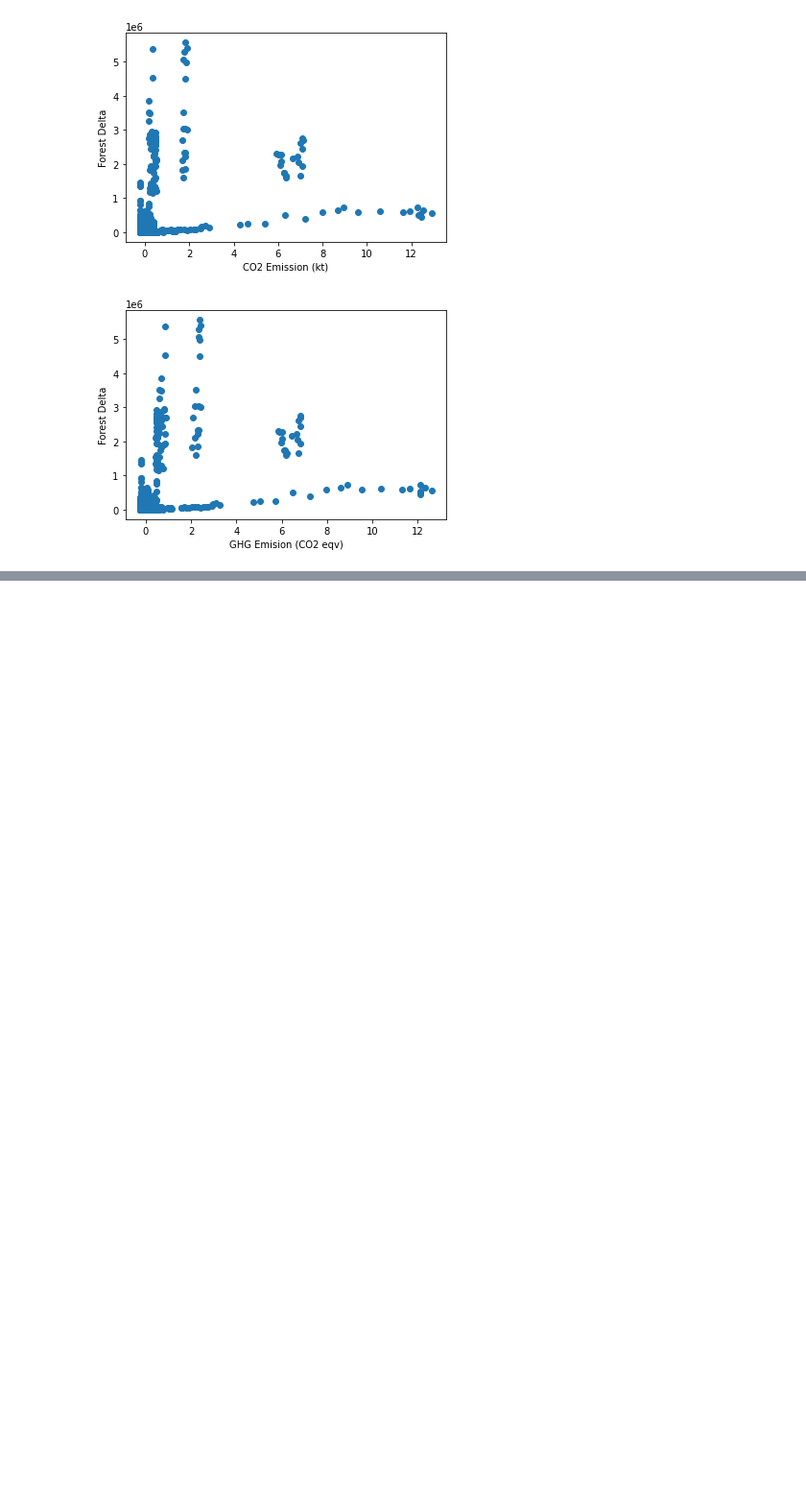
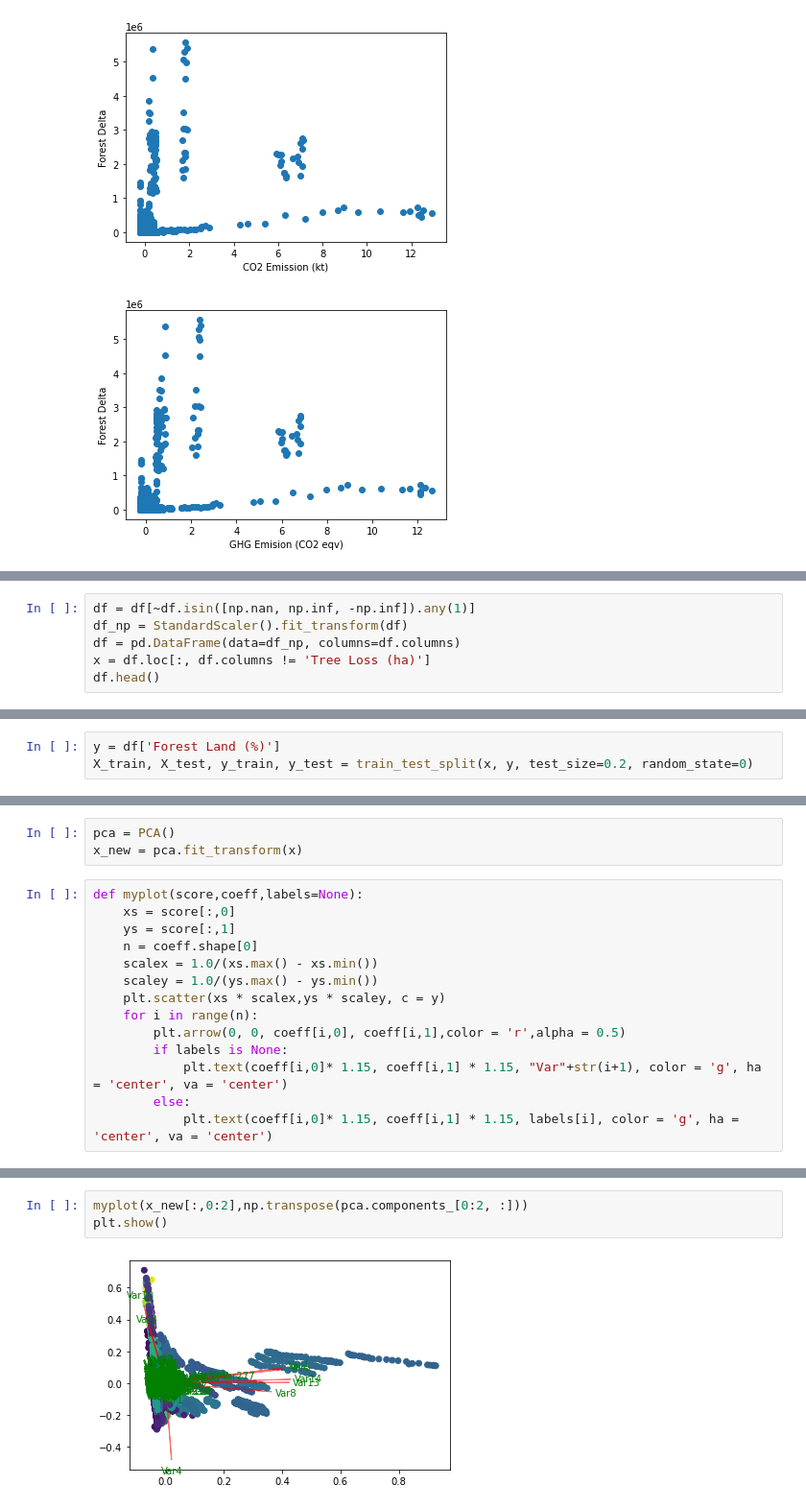
Before and after one commit to mohannashahrad/Borealis_AI_Plant_Tree_Project, a Jupyter notebook: Training/PCA_analysis.ipynb, the cells around one changed output, grey strips where cells are left out. Shown at 96% size. Saved outputs shown, nothing was run; the diff lists cells and outputs as text; blank space fills up the shorter version.

```diff
--- a/Training/PCA_analysis.ipynb
+++ b/Training/PCA_analysis.ipynb
@@ -340,0 +345,6 @@ for f in normalized_x_2.columns:
+# %%
+df = df[~df.isin([np.nan, np.inf, -np.inf]).any(1)]
+df_np = StandardScaler().fit_transform(df)
+df = pd.DataFrame(data=df_np, columns=df.columns)
+x = df.loc[:, df.columns != 'Tree Loss (ha)']
+df.head()
@@ -340,0 +359,3 @@ for f in normalized_x_2.columns:
+# %%
+y = df['Forest Land (%)']
+X_train, X_test, y_train, y_test = train_test_split(x, y, test_size=0.2, random_state=0)
@@ -340,0 +393,17 @@ for f in normalized_x_2.columns:
+# %%
+pca = PCA()
+x_new = pca.fit_transform(x)
+# %%
+def myplot(score,coeff,labels=None):
+    xs = score[:,0]
+    ys = score[:,1]
+    n = coeff.shape[0]
+    scalex = 1.0/(xs.max() - xs.min())
+    scaley = 1.0/(ys.max() - ys.min())
+    plt.scatter(xs * scalex,ys * scaley, c = y)
+    for i in range(n):
+        plt.arrow(0, 0, coeff[i,0], coeff[i,1],color = 'r',alpha = 0.5)
+        if labels is None:
+            plt.text(coeff[i,0]* 1.15, coeff[i,1] * 1.15, "Var"+str(i+1), color = 'g', ha = 'center', va = 'center')
+        else:
+            plt.text(coeff[i,0]* 1.15, coeff[i,1] * 1.15, labels[i], color = 'g', ha = 'center', va = 'center')
@@ -340,0 +418,5 @@ for f in normalized_x_2.columns:
+# %%
+myplot(x_new[:,0:2],np.transpose(pca.components_[0:2, :]))
+plt.show()
+# %% [output]
+[figure, added]
```
Also changed, not shown: parts of 8 cells of this notebook.
